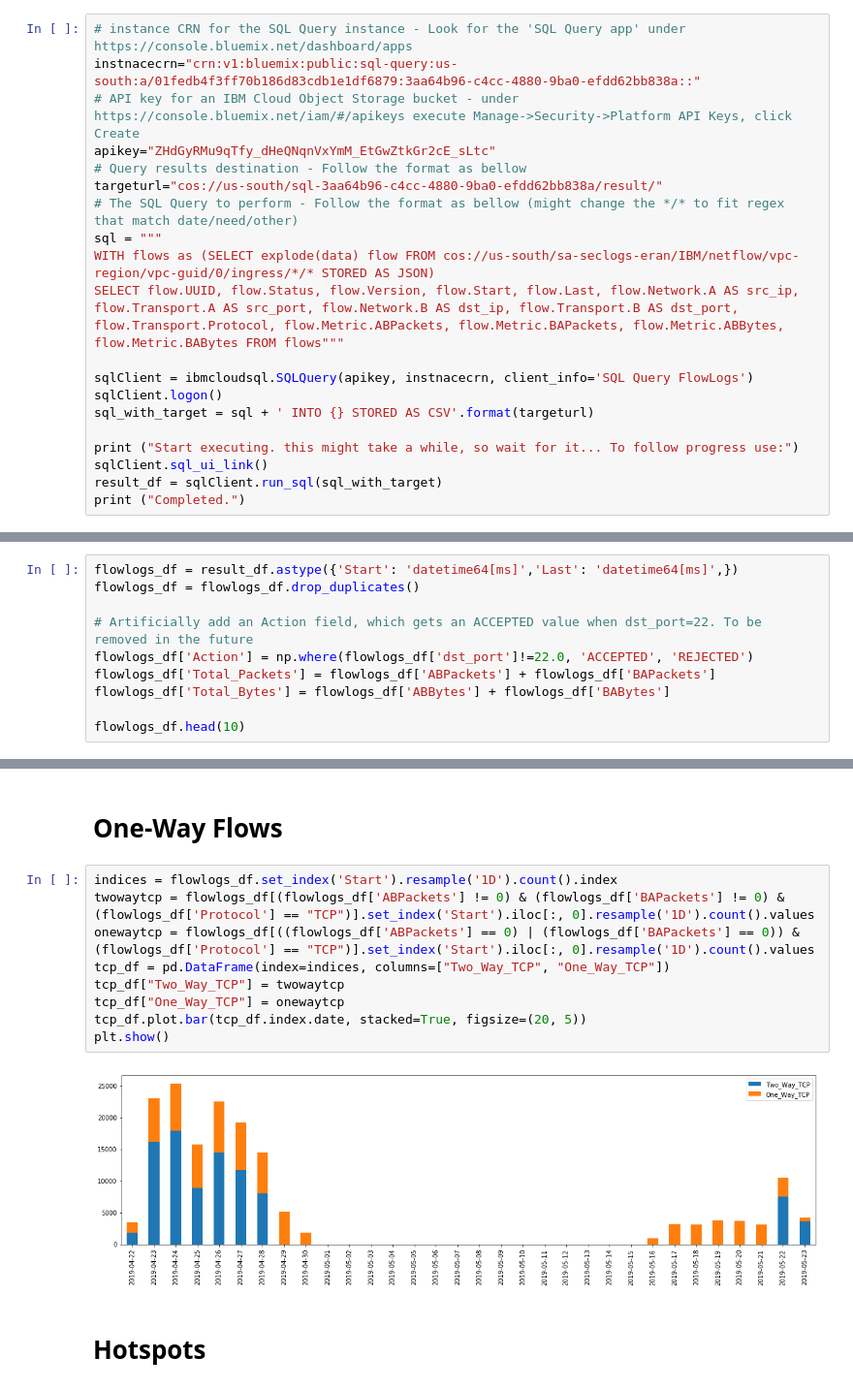
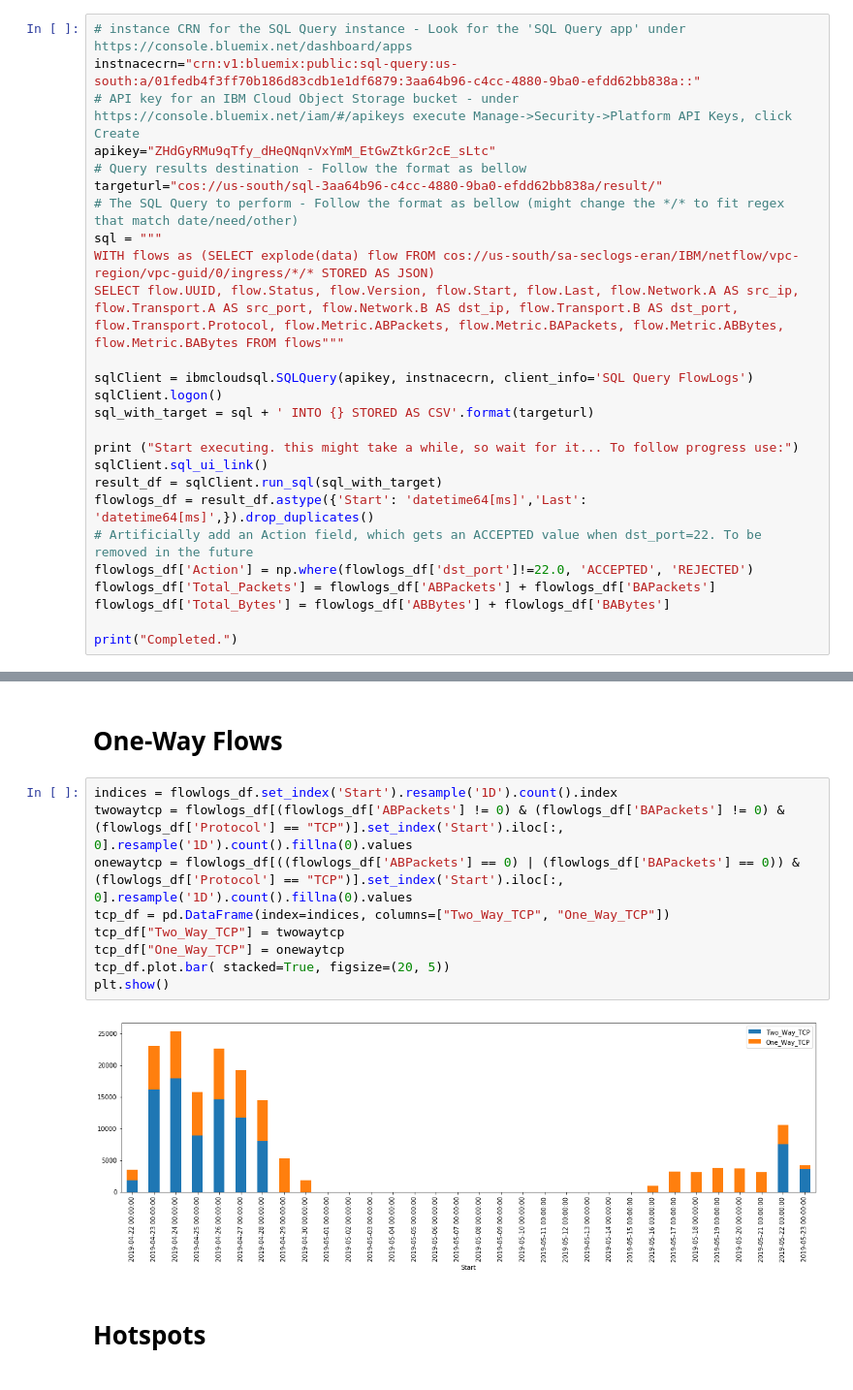
Before and after one commit to tomerlangeibm/Analytics, a Jupyter notebook: VPC Flow Logs Analytics.ipynb, the cells around one changed output, grey strips where cells are left out. Shown at 97% size. Drawn from its saved outputs; the diff is of its cells as text.

```diff
--- a/VPC Flow Logs Analytics.ipynb
+++ b/VPC Flow Logs Analytics.ipynb
@@ -54,7 +54,13 @@ sql_with_target = sql + ' INTO {} STORED AS CSV'.format(targeturl)
 print ("Start executing. this might take a while, so wait for it... To follow progress use:")
 sqlClient.sql_ui_link()
 result_df = sqlClient.run_sql(sql_with_target)
-print ("Completed.")
+flowlogs_df = result_df.astype({'Start': 'datetime64[ms]','Last': 'datetime64[ms]',}).drop_duplicates()
+# Artificially add an Action field, which gets an ACCEPTED value when dst_port=22. To be removed in the future
+flowlogs_df['Action'] = np.where(flowlogs_df['dst_port']!=22.0, 'ACCEPTED', 'REJECTED')
+flowlogs_df['Total_Packets'] = flowlogs_df['ABPackets'] + flowlogs_df['BAPackets']
+flowlogs_df['Total_Bytes'] = flowlogs_df['ABBytes'] + flowlogs_df['BABytes']
+
+print("Completed.")
 # %% [output]
 Start executing. this might take a while, so wait for it... To follow progress use:
 https://sql.ng.bluemix.net/sqlquery/?instance_crn=crn:v1:bluemix:public:sql-query:us-south:a/01fedb4f3ff70b186d83cdb1e1df6879:3aa64b96-c4cc-4880-9ba0-efdd62bb838a::
@@ -326,10 +357,0 @@ def cnn_anomaly_detection(train_set, test_set, train_labels, test_labels, max_ep
-# %%
-flowlogs_df = result_df.astype({'Start': 'datetime64[ms]','Last': 'datetime64[ms]',})
-flowlogs_df = flowlogs_df.drop_duplicates()
-
-# Artificially add an Action field, which gets an ACCEPTED value when dst_port=22. To be removed in the future
-flowlogs_df['Action'] = np.where(flowlogs_df['dst_port']!=22.0, 'ACCEPTED', 'REJECTED')
-flowlogs_df['Total_Packets'] = flowlogs_df['ABPackets'] + flowlogs_df['BAPackets']
-flowlogs_df['Total_Bytes'] = flowlogs_df['ABBytes'] + flowlogs_df['BABytes']
-
-flowlogs_df.head(10)
@@ -358,15 +370,15 @@ plt.show()
 # One-Way Flows
 # %%
 indices = flowlogs_df.set_index('Start').resample('1D').count().index
-twowaytcp = flowlogs_df[(flowlogs_df['ABPackets'] != 0) & (flowlogs_df['BAPackets'] != 0) & (flowlogs_df['Protocol'] == "TCP")].set_index('Start').iloc[:, 0].resample('1D').count().values
-onewaytcp = flowlogs_df[((flowlogs_df['ABPackets'] == 0) | (flowlogs_df['BAPackets'] == 0)) & (flowlogs_df['Protocol'] == "TCP")].set_index('Start').iloc[:, 0].resample('1D').count().values
+twowaytcp = flowlogs_df[(flowlogs_df['ABPackets'] != 0) & (flowlogs_df['BAPackets'] != 0) & (flowlogs_df['Protocol'] == "TCP")].set_index('Start').iloc[:, 0].resample('1D').count().fillna(0).values
+onewaytcp = flowlogs_df[((flowlogs_df['ABPackets'] == 0) | (flowlogs_df['BAPackets'] == 0)) & (flowlogs_df['Protocol'] == "TCP")].set_index('Start').iloc[:, 0].resample('1D').count().fillna(0).values
 tcp_df = pd.DataFrame(index=indices, columns=["Two_Way_TCP", "One_Way_TCP"])
 tcp_df["Two_Way_TCP"] = twowaytcp
 tcp_df["One_Way_TCP"] = onewaytcp
-tcp_df.plot.bar(tcp_df.index.date, stacked=True, figsize=(20, 5))
+tcp_df.plot.bar( stacked=True, figsize=(20, 5))
 plt.show()
 # %% [output]
-[figure, old version]
+[figure, new version]
 # %% [markdown]
 # Hotspots
 # %%
```
Also changed, not shown: parts of 17 cells of this notebook.
